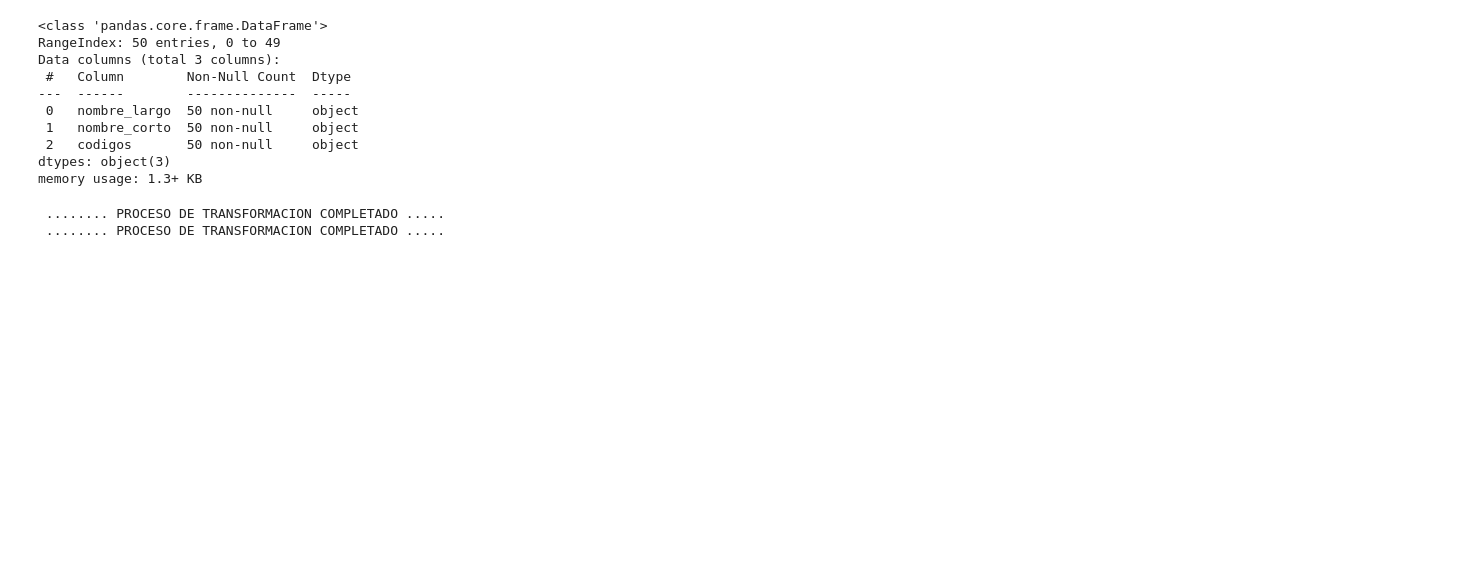
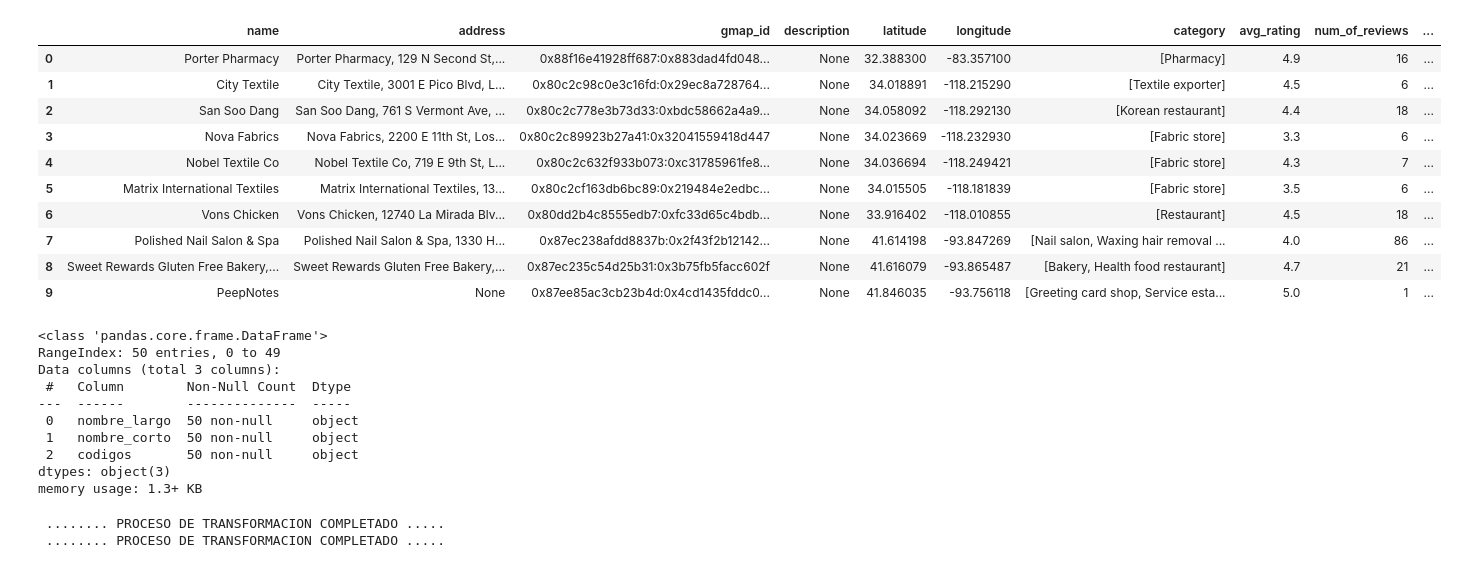
Before and after one commit to nelvinvelazco/GCP, a Jupyter notebook: test.ipynb, the cells around one changed output. Saved outputs shown, nothing was run; the diff lists cells and outputs as text; code cells hidden in the pictures; blank space fills up the shorter version.

Commit message:
PySpark_gmaps_sitios

```diff
--- a/test.ipynb
+++ b/test.ipynb
@@ -7,6 +7,22 @@ from google.cloud import storage
 import os
 import io
 from datetime import datetime
+# %%
+df_sitios= pd.read_json('C:/Data/GMaps/sitios/1.json', lines=True)
+# %%
+df_sitios.head(10)
+# %% [output]
+|  | name | address | gmap_id | description | latitude | longitude | category | avg_rating | num_of_reviews | ... |
+| 0 | Porter Pharmacy | Porter Pharmacy, 129 N Second St,... | 0x88f16e41928ff687:0x883dad4fd048... | None | 32.388300 | -83.357100 | [Pharmacy] | 4.9 | 16 | ... |
+| 1 | City Textile | City Textile, 3001 E Pico Blvd, L... | 0x80c2c98c0e3c16fd:0x29ec8a728764... | None | 34.018891 | -118.215290 | [Textile exporter] | 4.5 | 6 | ... |
+| 2 | San Soo Dang | San Soo Dang, 761 S Vermont Ave, ... | 0x80c2c778e3b73d33:0xbdc58662a4a9... | None | 34.058092 | -118.292130 | [Korean restaurant] | 4.4 | 18 | ... |
+| 3 | Nova Fabrics | Nova Fabrics, 2200 E 11th St, Los... | 0x80c2c89923b27a41:0x32041559418d447 | None | 34.023669 | -118.232930 | [Fabric store] | 3.3 | 6 | ... |
+| 4 | Nobel Textile Co | Nobel Textile Co, 719 E 9th St, L... | 0x80c2c632f933b073:0xc31785961fe8... | None | 34.036694 | -118.249421 | [Fabric store] | 4.3 | 7 | ... |
+| 5 | Matrix International Textiles | Matrix International Textiles, 13... | 0x80c2cf163db6bc89:0x219484e2edbc... | None | 34.015505 | -118.181839 | [Fabric store] | 3.5 | 6 | ... |
+| 6 | Vons Chicken | Vons Chicken, 12740 La Mirada Blv... | 0x80dd2b4c8555edb7:0xfc33d65c4bdb... | None | 33.916402 | -118.010855 | [Restaurant] | 4.5 | 18 | ... |
+| 7 | Polished Nail Salon & Spa | Polished Nail Salon & Spa, 1330 H... | 0x87ec238afdd8837b:0x2f43f2b12142... | None | 41.614198 | -93.847269 | [Nail salon, Waxing hair removal ... | 4.0 | 86 | ... |
+| 8 | Sweet Rewards Gluten Free Bakery,... | Sweet Rewards Gluten Free Bakery,... | 0x87ec235c54d25b31:0x3b75fb5facc602f | None | 41.616079 | -93.865487 | [Bakery, Health food restaurant] | 4.7 | 21 | ... |
+| 9 | PeepNotes | None | 0x87ee85ac3cb23b4d:0x4cd1435fddc0... | None | 41.846035 | -93.756118 | [Greeting card shop, Service esta... | 5.0 | 1 | ... |
 # %%
 df_estados= pd.read_csv('data/estados_usa.csv', delimiter = ';', encoding = "utf-8")
 # %%
```
Also changed, not shown: 3 other files.
